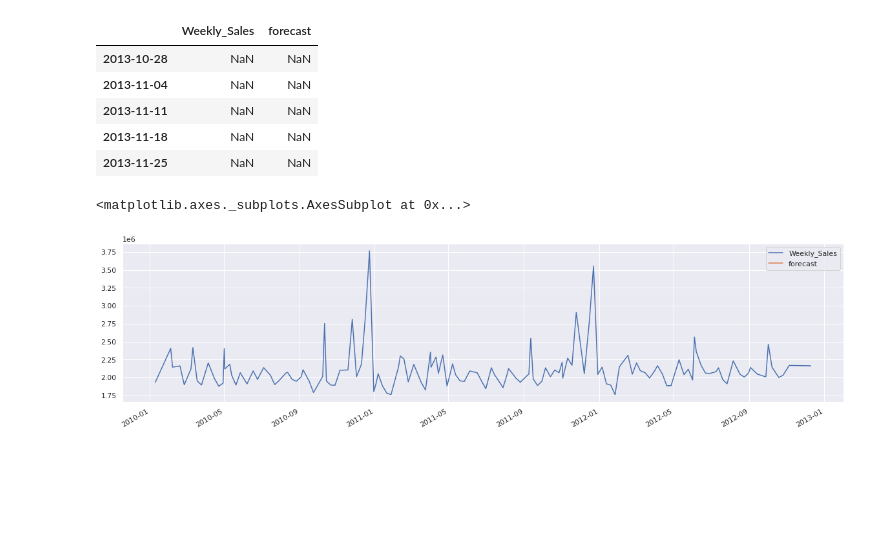
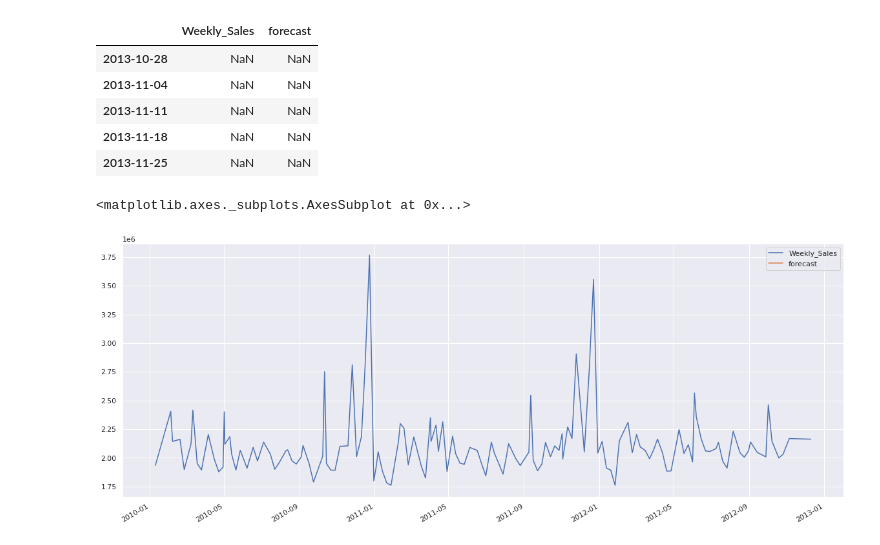
Before and after one commit to Sinethemba-nongqoto/Research-project, a Jupyter notebook: Analysis_0f_Results.ipynb, the cells around one changed output. Saved outputs shown, nothing was run; the diff lists cells and outputs as text; code cells hidden in the pictures; blank space fills up the shorter version.

```diff
--- a/Analysis_0f_Results.ipynb
+++ b/Analysis_0f_Results.ipynb
@@ -629,7 +630,7 @@ Warnings:
 # %% [markdown]
 Since the p-value of ar.L1(autoregressive term) is p>0.05 it means that ar.L1 is not contributing anything to our model.
 # %%
-df20['forecast']=results.predict(start=88, end=140, dynamic=True)
+df20['forecast']=results.predict(start=54, end=104, dynamic=True)
 df20[['Weekly_Sales', 'forecast']].plot(figsize=(20,5))
 # %% [output]
 <matplotlib.axes._subplots.AxesSubplot at 0x...>
@@ -670,7 +671,7 @@ future_datest_df.tail()
 future_df=pd.concat([df20, future_datest_df])
 # %%
 future_df['forecast'] = results.predict(start =141, end= 192, dynamic= True)
-future_df[['Weekly_Sales', 'forecast']].plot(figsize=(20,5))
+future_df[['Weekly_Sales', 'forecast']].plot(figsize=(20,8))
 # %% [output]
 <matplotlib.axes._subplots.AxesSubplot at 0x...>
-[figure, old version]
+[figure, new version]
```
Also changed, not shown: parts of 5 cells of this notebook.
